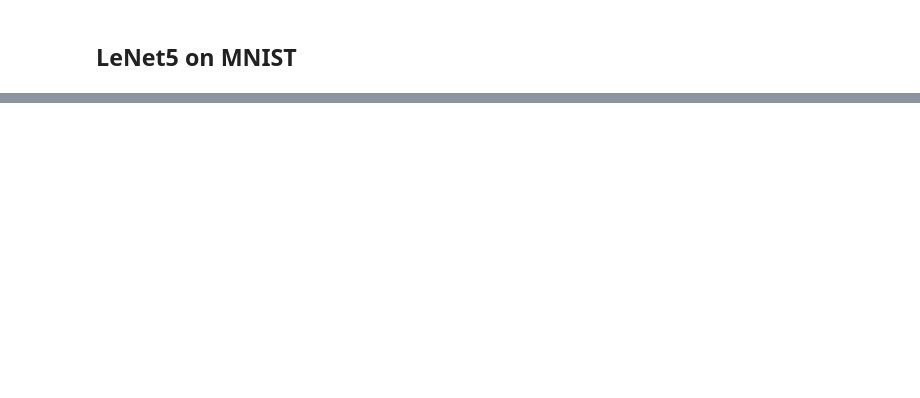
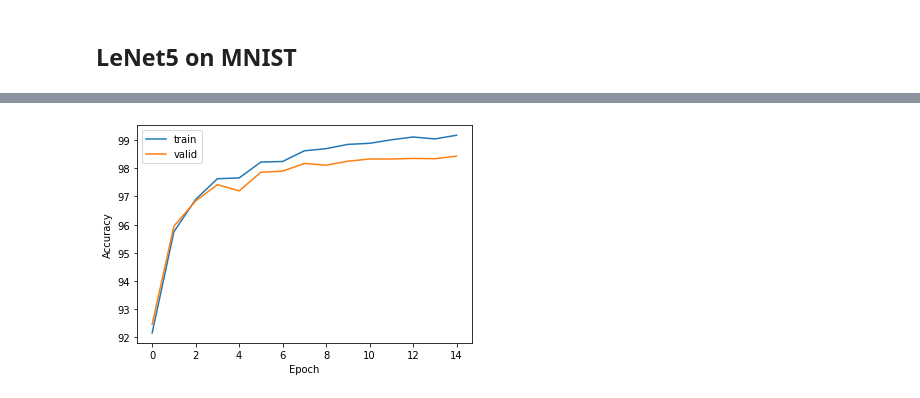
Before and after one commit to Kaasiak/into-the-deep, a Jupyter notebook: conv-lenet5.ipynb, the cells around one changed output, grey strips where cells are left out. Drawn from its saved outputs; the diff is of its cells as text; code cells hidden in the pictures; blank space fills up the shorter version.

```diff
--- a/conv-lenet5.ipynb
+++ b/conv-lenet5.ipynb
@@ -42,8 +44,7 @@ class LeNet5(torch.nn.Module):
         features = self.features(x)
         features = torch.flatten(features, 1)
         logits = self.classifier(features)
-        probas = torch.softmax(logits, dim=1)
-        return logits, probas
+        return logits
 # %% [markdown]
 ## LeNet5 on MNIST
 # %%
@@ -184,0 +70,25 @@ plt.show()
+# %%
+import time
+torch.manual_seed(random_seed)
+model = LeNet5(num_classes, greyscale=True)
+
+optimizer = torch.optim.SGD(model.parameters(), lr=learning_rate)
+scheduler =torch.optim.lr_scheduler.ReduceLROnPlateau(
+    optimizer,
+    factor=0.1,
+    mode='max',
+    verbose=True
+)
+loss_fn = torch.nn.CrossEntropyLoss()
+
+minibatch_loss, train_acc, valid_acc = train_model(
+    model=model,
+    optimizer=optimizer,
+    scheduler=scheduler,
+    loss_fn=loss_fn,
+    train_loader=train_loader,
+    valid_loader=valid_loader,
+    test_loader=test_loader,
+    num_epochs=num_epochs,
+    batch_size=batch_size
+)
@@ -184,0 +113,4 @@ plt.show()
+# %%
+plot_accuracy(train_acc, valid_acc)
+# %% [output]
+[figure, added]
```
Also changed, not shown: parts of 7 cells of this notebook, 1 other file.
